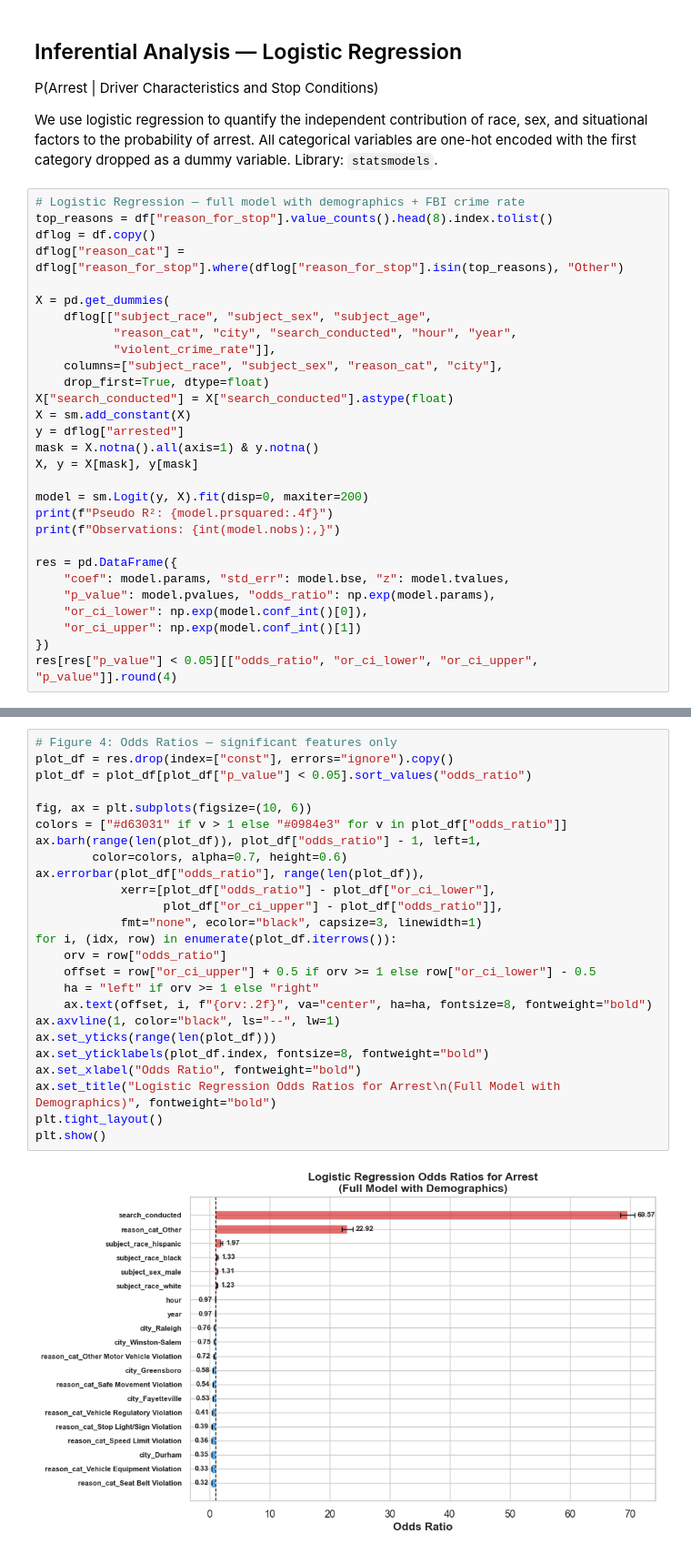
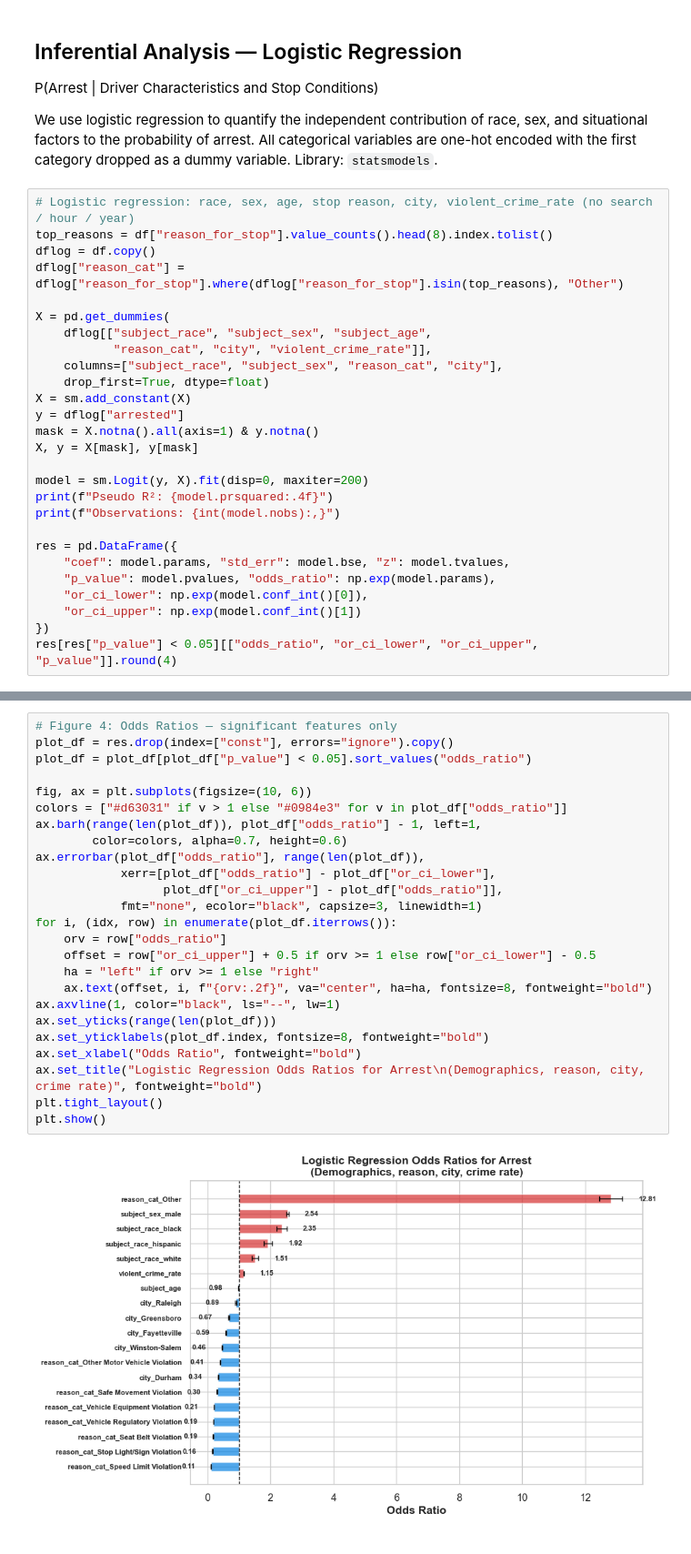
Before and after one commit to utexas-SDS-357/sds357-project-sp26-the-grazing-goats, a Jupyter notebook: 02_inferential_analysis.ipynb, the cells around one changed output, grey strips where cells are left out. Shown at 91% size. Drawn from its saved outputs; the diff is of its cells as text.

Commit message:
remove search conducted, year, and hour variables for logistic regression

```diff
--- a/02_inferential_analysis.ipynb
+++ b/02_inferential_analysis.ipynb
@@ -64,18 +64,16 @@ P(Arrest | Driver Characteristics and Stop Conditions)
 
 We use logistic regression to quantify the independent contribution of race, sex, and situational factors to the probability of arrest. All categorical variables are one-hot encoded with the first category dropped as a dummy variable. Library: `statsmodels`.
 # %%
-# Logistic Regression — full model with demographics + FBI crime rate
+# Logistic regression: race, sex, age, stop reason, city, violent_crime_rate (no search / hour / year)
 top_reasons = df["reason_for_stop"].value_counts().head(8).index.tolist()
 dflog = df.copy()
 dflog["reason_cat"] = dflog["reason_for_stop"].where(dflog["reason_for_stop"].isin(top_reasons), "Other")
 
 X = pd.get_dummies(
     dflog[["subject_race", "subject_sex", "subject_age",
-           "reason_cat", "city", "search_conducted", "hour", "year",
-           "violent_crime_rate"]],
+           "reason_cat", "city", "violent_crime_rate"]],
     columns=["subject_race", "subject_sex", "reason_cat", "city"],
     drop_first=True, dtype=float)
-X["search_conducted"] = X["search_conducted"].astype(float)
 X = sm.add_constant(X)
 y = dflog["arrested"]
 mask = X.notna().all(axis=1) & y.notna()
@@ -115,27 +113,27 @@ Observations: 3,961,022
 # %%
 # Figure 4: Odds Ratios — significant features only
 plot_df = res.drop(index=["const"], errors="ignore").copy()
 plot_df = plot_df[plot_df["p_value"] < 0.05].sort_values("odds_ratio")
 
 fig, ax = plt.subplots(figsize=(10, 6))
 colors = ["#d63031" if v > 1 else "#0984e3" for v in plot_df["odds_ratio"]]
 ax.barh(range(len(plot_df)), plot_df["odds_ratio"] - 1, left=1,
         color=colors, alpha=0.7, height=0.6)
 ax.errorbar(plot_df["odds_ratio"], range(len(plot_df)),
             xerr=[plot_df["odds_ratio"] - plot_df["or_ci_lower"],
                   plot_df["or_ci_upper"] - plot_df["odds_ratio"]],
             fmt="none", ecolor="black", capsize=3, linewidth=1)
 for i, (idx, row) in enumerate(plot_df.iterrows()):
     orv = row["odds_ratio"]
     offset = row["or_ci_upper"] + 0.5 if orv >= 1 else row["or_ci_lower"] - 0.5
     ha = "left" if orv >= 1 else "right"
     ax.text(offset, i, f"{orv:.2f}", va="center", ha=ha, fontsize=8, fontweight="bold")
 ax.axvline(1, color="black", ls="--", lw=1)
 ax.set_yticks(range(len(plot_df)))
 ax.set_yticklabels(plot_df.index, fontsize=8, fontweight="bold")
 ax.set_xlabel("Odds Ratio", fontweight="bold")
-ax.set_title("Logistic Regression Odds Ratios for Arrest\n(Full Model with Demographics)", fontweight="bold")
+ax.set_title("Logistic Regression Odds Ratios for Arrest\n(Demographics, reason, city, crime rate)", fontweight="bold")
 plt.tight_layout()
 plt.show()
 # %% [output]
-[figure, old version]
+[figure, new version]
```
Also changed, not shown: parts of 1 cell of this notebook.
